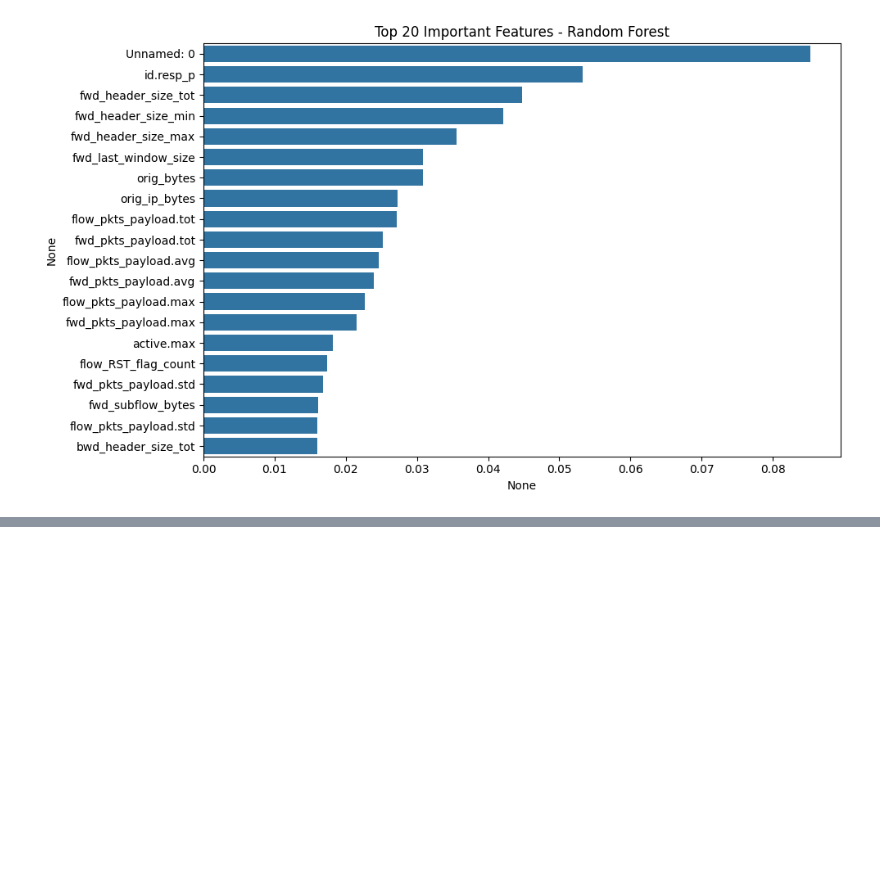
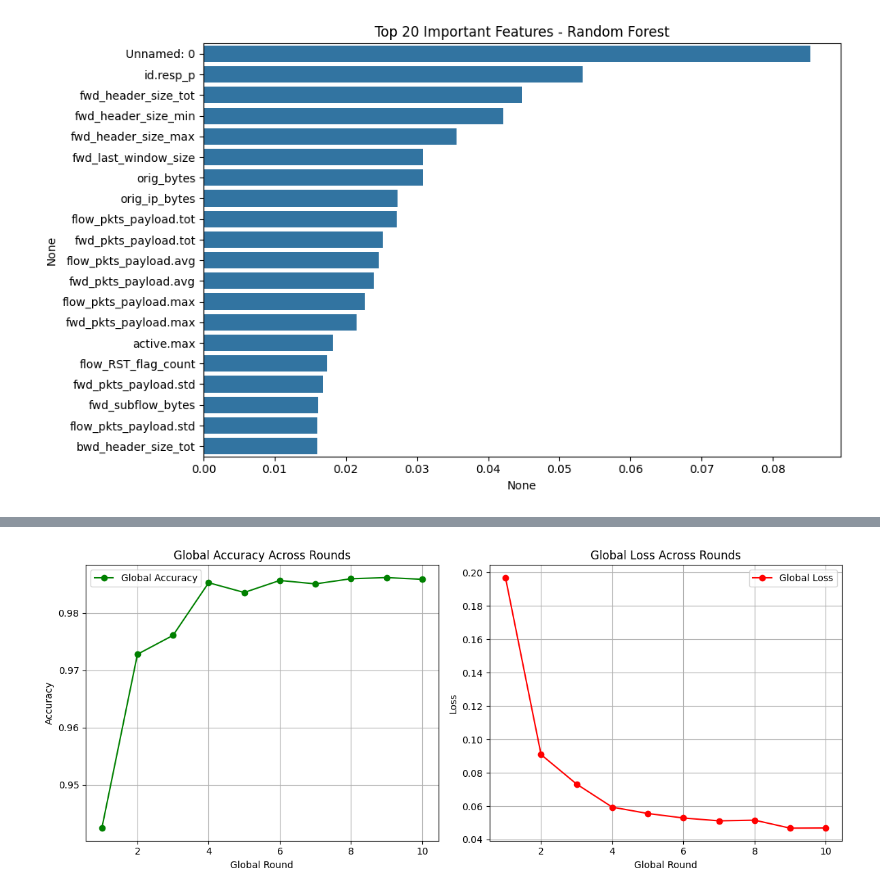
Before and after one commit to AbhinavMangalore16/iomt-anomalyze, a Jupyter notebook: notebooks/fl-xai-training.ipynb, the cells around one changed output, grey strips where cells are left out. Cells and saved outputs as stored; diff of their text form; code cells hidden in the pictures; blank space fills up the shorter version.

```diff
--- a/notebooks/fl-xai-training.ipynb
+++ b/notebooks/fl-xai-training.ipynb
@@ -552,0 +759,17 @@ class CNN_BiLSTM_Attention(nn.Module):
+# %%
+# For CNN-based models: add channel dimension
+X_train_cnn = torch.tensor(X_train, dtype=torch.float32).unsqueeze(-1)
+X_val_cnn   = torch.tensor(X_val, dtype=torch.float32).unsqueeze(-1)
+
+# For LSTM-only models: no need to unsqueeze
+X_train_lstm = torch.tensor(X_train, dtype=torch.float32)
+X_val_lstm   = torch.tensor(X_val, dtype=torch.float32)
+
+# Then create separate DataLoaders for CNN vs LSTM
+train_loader_cnn = DataLoader(TensorDataset(X_train_cnn, y_train_t), batch_size=128, shuffle=True)
+val_loader_cnn   = DataLoader(TensorDataset(X_val_cnn, y_val_t), batch_size=128, shuffle=False)
+
+train_loader_lstm = DataLoader(TensorDataset(X_train_lstm, y_train_t), batch_size=128, shuffle=True)
+val_loader_lstm   = DataLoader(TensorDataset(X_val_lstm, y_val_t), batch_size=128, shuffle=False)
+# %%
+DEVICE = torch.device("cuda" if torch.cuda.is_available() else "cpu")
@@ -1332,7 +1651,7 @@ for round_ in range(1, GLOBAL_ROUNDS + 1):
         print(f"  ↳ Saved {len(lime_explanations)} LIME explanations for client {i}.")
 
     # Average client weights
-    new_state = fedavg_state_dicts(local_states)
+    new_state = fed_adaptive_median(local_states, local_losses)
     global_model.load_state_dict(new_state)
 
     # Global evaluation
@@ -1748,0 +2233,80 @@ class OneDCNN(nn.Module):
+# %%
+import matplotlib.pyplot as plt
+import numpy as np
+
+# -----------------------------
+# Global metrics per round
+# -----------------------------
+rounds = np.arange(1, 11)
+
+global_loss = [0.1970, 0.0909, 0.0732, 0.0594, 0.0556, 0.0529, 0.0512, 0.0516, 0.0468, 0.0469]
+global_acc  = [0.9424, 0.9728, 0.9761, 0.9853, 0.9836, 0.9857, 0.9851, 0.9860, 0.9862, 0.9859]
+
+# -----------------------------
+# Client metrics per round
+# Each inner list = [client1, client2, ..., client6]
+# -----------------------------
+client_acc = [
+    [0.9192,0.9168,0.9200,0.9250,0.9186,0.9199],
+    [0.9657,0.9645,0.9627,0.9671,0.9640,0.9659],
+    [0.9688,0.9707,0.9723,0.9733,0.9694,0.9717],
+    [0.9725,0.9766,0.9755,0.9764,0.9764,0.9757],
+    [0.9780,0.9778,0.9782,0.9807,0.9799,0.9780],
+    [0.9789,0.9804,0.9814,0.9829,0.9796,0.9827],
+    [0.9799,0.9806,0.9812,0.9832,0.9824,0.9825],
+    [0.9819,0.9825,0.9821,0.9819,0.9825,0.9831],
+    [0.9802,0.9819,0.9828,0.9849,0.9841,0.9843],
+    [0.9813,0.9832,0.9832,0.9850,0.9845,0.9841]
+]
+
+client_loss = [
+    [0.2923,0.2972,0.2918,0.2674,0.2879,0.2819],
+    [0.1281,0.1304,0.1410,0.1240,0.1323,0.1226],
+    [0.1116,0.1035,0.1017,0.0984,0.1094,0.0978],
+    [0.0981,0.0807,0.0919,0.0843,0.0838,0.0840],
+    [0.0778,0.0776,0.0777,0.0702,0.0721,0.0759],
+    [0.0772,0.0699,0.0668,0.0639,0.0723,0.0636],
+    [0.0723,0.0650,0.0689,0.0629,0.0642,0.0616],
+    [0.0657,0.0625,0.0640,0.0633,0.0598,0.0621],
+    [0.0716,0.0626,0.0611,0.0562,0.0564,0.0583],
+    [0.0702,0.0566,0.0607,0.0547,0.0567,0.0562]
+]
+
+# -----------------------------
+# Plot Global Metrics
+# -----------------------------
+plt.figure(figsize=(12,5))
+plt.subplot(1,2,1)
+plt.plot(rounds, global_acc, marker='o', color='green', label='Global Accuracy')
+plt.xlabel('Global Round')
+plt.ylabel('Accuracy')
+plt.title('Global Accuracy Across Rounds')
+plt.grid(True)
+plt.legend()
+
+plt.subplot(1,2,2)
+plt.plot(rounds, global_loss, marker='o', color='red', label='Global Loss')
+plt.xlabel('Global Round')
+plt.ylabel('Loss')
+plt.title('Global Loss Across Rounds')
+plt.grid(True)
+plt.legend()
+
+plt.tight_layout()
+plt.show()
+
+# -----------------------------
+# Plot Client Metrics
+# -----------------------------
+plt.figure(figsize=(12,5))
+for i in range(6):
+    client_acc_i = [client_acc[r][i] for r in range(10)]
+    plt.plot(rounds, client_acc_i, marker='o', label=f'Client {i+1}')
+plt.xlabel('Global Round')
+plt.ylabel('Accuracy')
+plt.title('Client-wise Accuracy Across Rounds')
+plt.grid(True)
+plt.legend()
+plt.show()
+# %% [output]
+[figure, added]
```
Also changed, not shown: parts of 28 cells of this notebook, 25 other files.
